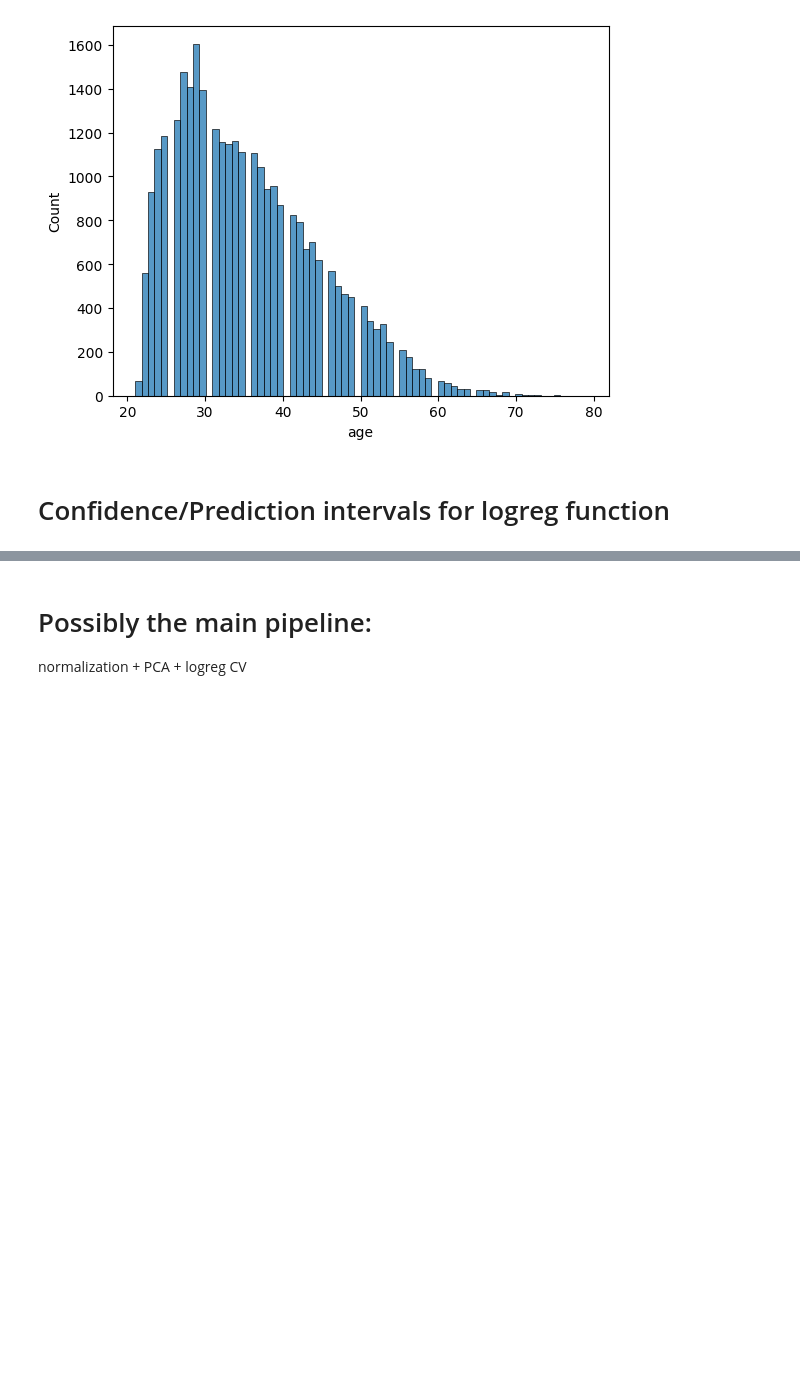
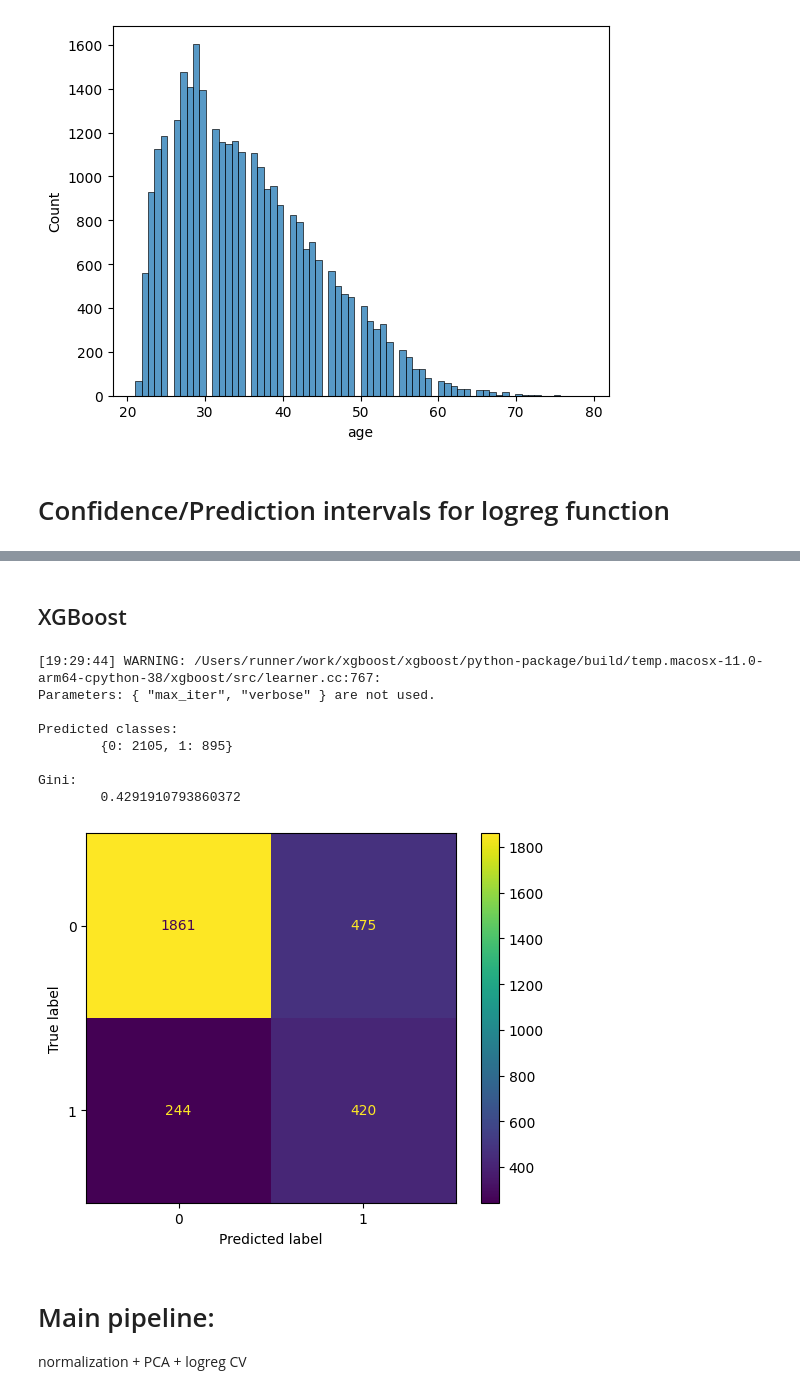
Before and after one commit to fpkh/hse_coursework_logreg, a Jupyter notebook: notebook.ipynb, the cells around one changed output, grey strips where cells are left out. Drawn from its saved outputs; the diff is of its cells as text; code cells hidden in the pictures; blank space fills up the shorter version.

```diff
--- a/notebook.ipynb
+++ b/notebook.ipynb
@@ -226,3 +226,28 @@ Please also refer to the documentation for alternative solver options:
+# %% [markdown]
+## XGBoost
+# %%
+THRESHOLD_XGB = 0.25
+
+# baseline xgboost model
+baseline_xgboost = XGBClassifier()
+baseline_xgboost.fit(X_train, y_train)
+baseline_xgboost_y_pred_proba = baseline_xgboost.predict_proba(X_test)
+baseline_xgboost_y_pred = np.where(baseline_xgboost_y_pred_proba[:,1] > THRESHOLD_XGB, 1, 0)
+
+baseline_xgboost_cm = confusion_matrix(y_test, baseline_xgboost_y_pred)
+print('Predicted classes:\n\t{}\n'.format(dict(zip(*np.unique(baseline_xgboost_y_pred, return_counts=True)))))
+ConfusionMatrixDisplay(baseline_xgboost_cm).plot()
+print('Gini: \n\t{}'.format(gini(y_test, baseline_xgboost_y_pred)))
+# %% [output]
+[19:29:44] WARNING: /Users/runner/work/xgboost/xgboost/python-package/build/temp.macosx-11.0-arm64-cpython-38/xgboost/src/learner.cc:767:
+Parameters: { "max_iter", "verbose" } are not used.
+
+Predicted classes:
+        {0: 2105, 1: 895}
+
+Gini:
+        0.4291910793860372
+[figure, added]
 # %% [markdown]
-# Possibly the main pipeline:
+# Main pipeline:
 normalization + PCA + logreg CV
```
Also changed, not shown: parts of 3 cells of this notebook, 2 other files.
